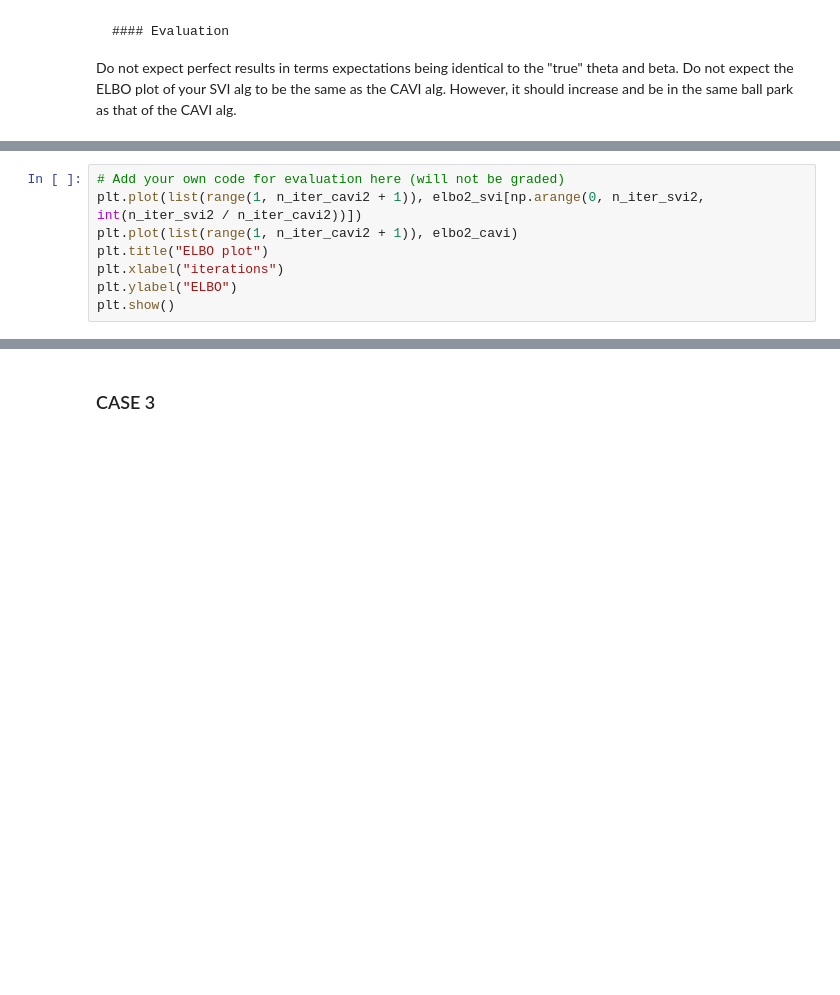
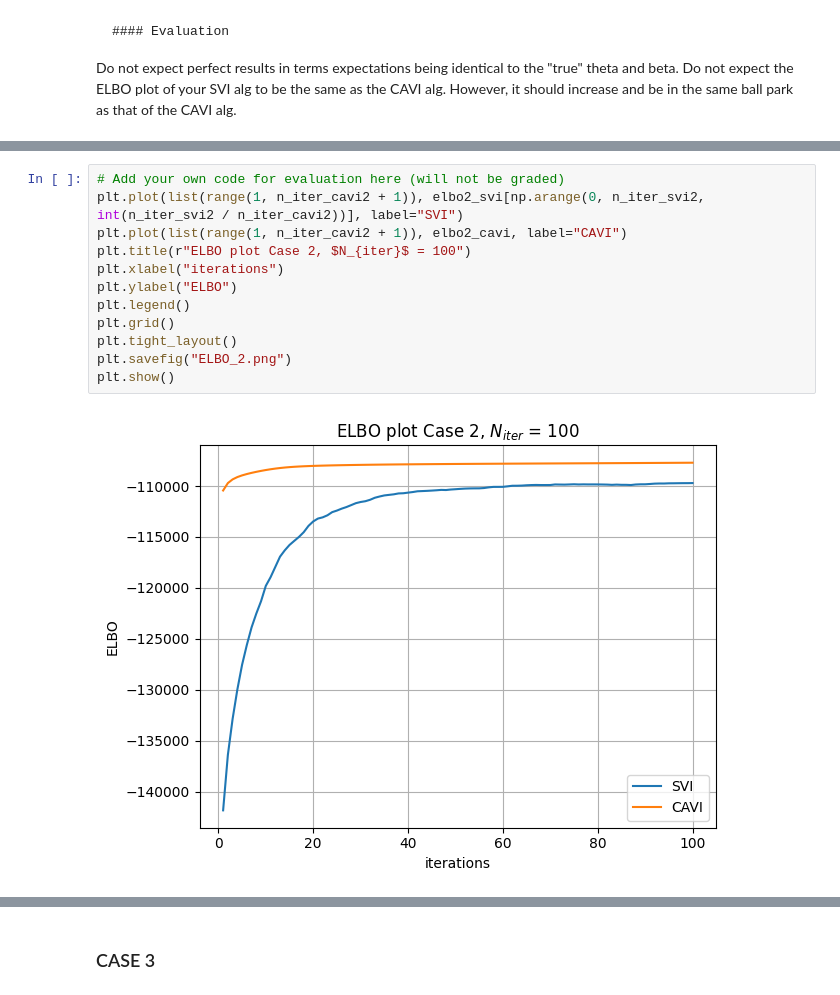
Before and after one commit to freds126/ML_avancerad, a Jupyter notebook: 2E/2E-LDA-SVI.ipynb, the cells around one changed output, grey strips where cells are left out. Drawn from its saved outputs; the diff is of its cells as text; blank space fills up the shorter version.

```diff
--- a/2E/2E-LDA-SVI.ipynb
+++ b/2E/2E-LDA-SVI.ipynb
@@ -629,11 +616,17 @@ print(f"Time CAVI: {end_cavi2 - start_cavi2}")
 # %%
 # Add your own code for evaluation here (will not be graded)
-plt.plot(list(range(1, n_iter_cavi2 + 1)), elbo2_svi[np.arange(0, n_iter_svi2, int(n_iter_svi2 / n_iter_cavi2))])
-plt.plot(list(range(1, n_iter_cavi2 + 1)), elbo2_cavi)
-plt.title("ELBO plot")
+plt.plot(list(range(1, n_iter_cavi2 + 1)), elbo2_svi[np.arange(0, n_iter_svi2, int(n_iter_svi2 / n_iter_cavi2))], label="SVI")
+plt.plot(list(range(1, n_iter_cavi2 + 1)), elbo2_cavi, label="CAVI")
+plt.title(r"ELBO plot Case 2, $N_{iter}$ = 100")
 plt.xlabel("iterations")
 plt.ylabel("ELBO")
+plt.legend()
+plt.grid()
+plt.tight_layout()
+plt.savefig("ELBO_2.png")
 plt.show()
+# %% [output]
+[figure, added]
 # %%
 print(f"ELBO SVI: {elbo2_svi[-1]}")
 print(f"ELBO CAVI: {elbo2_cavi[-1]}")
```
Also changed, not shown: parts of 12 cells of this notebook, 4 other files.
